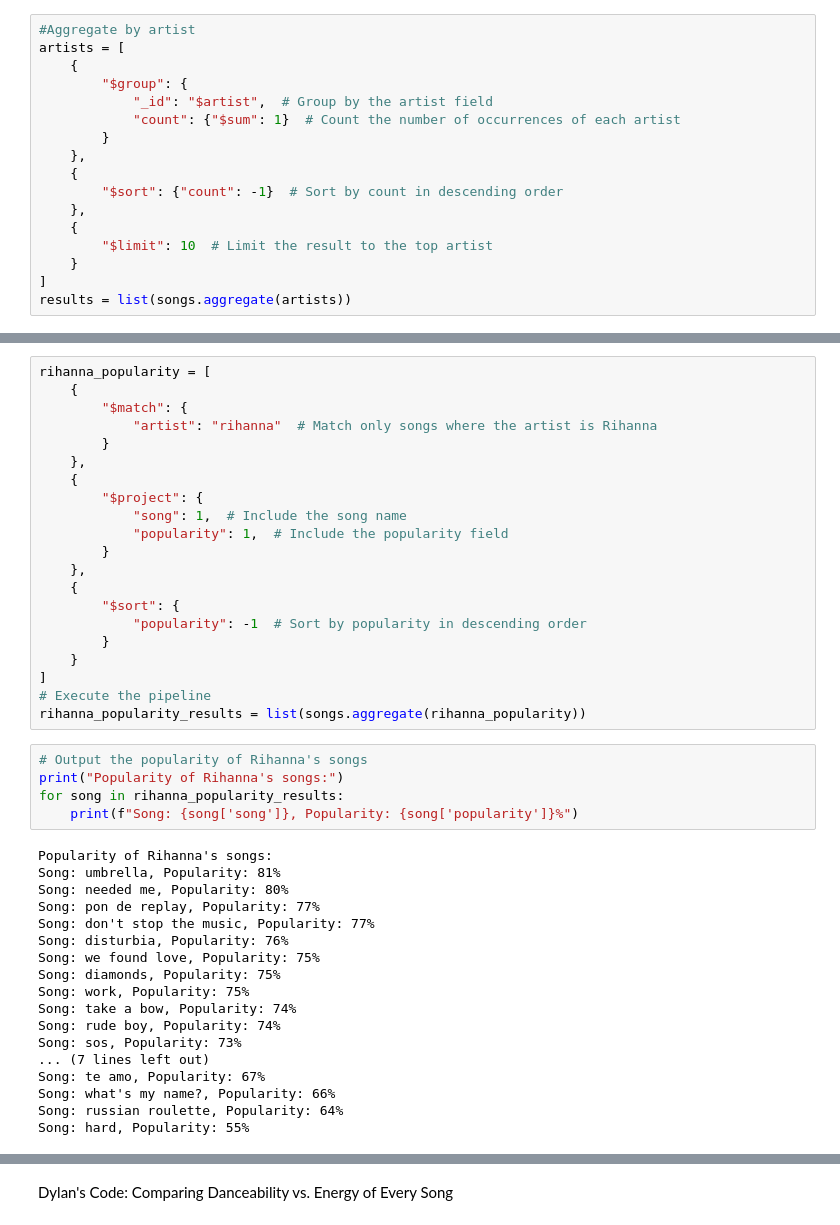
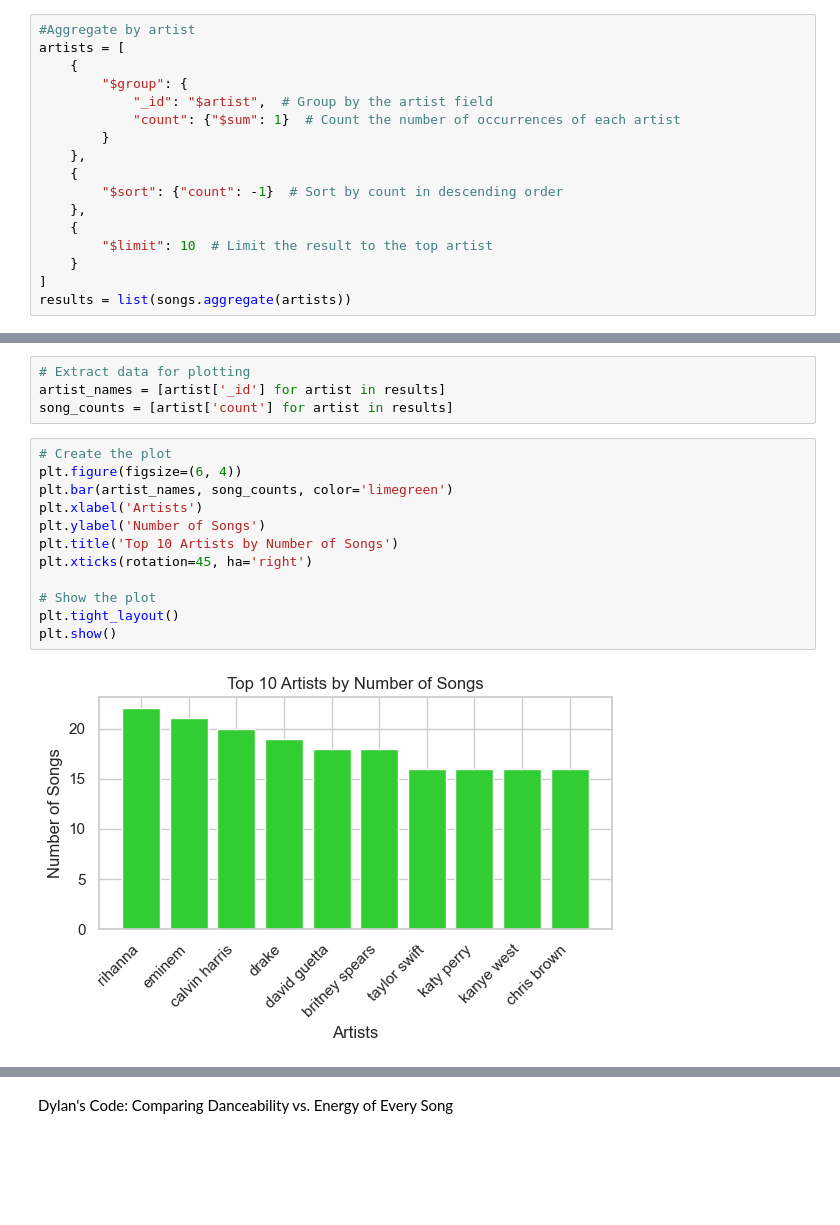
Before and after one commit to kimberlyher19/Project-3, a Jupyter notebook: Codes/SpotifyProject.ipynb, the cells around one changed output, grey strips where cells are left out. Drawn from its saved outputs; the diff is of its cells as text; blank space fills up the shorter version.

```diff
--- a/Codes/SpotifyProject.ipynb
+++ b/Codes/SpotifyProject.ipynb
@@ -87,45 +87,19 @@ Top 10 artists:
 10. chris brown with 16 songs.
-# %%
-rihanna_popularity = [
-    {
-        "$match": {
-            "artist": "rihanna"  # Match only songs where the artist is Rihanna
-        }
-    },
-    {
-        "$project": {
-            "song": 1,  # Include the song name
-            "popularity": 1,  # Include the popularity field
-        }
-    },
-    {
-        "$sort": {
-            "popularity": -1  # Sort by popularity in descending order
-        }
-    }
-]
-# Execute the pipeline
-rihanna_popularity_results = list(songs.aggregate(rihanna_popularity))
-# %%
-# Output the popularity of Rihanna's songs
-print("Popularity of Rihanna's songs:")
-for song in rihanna_popularity_results:
-    print(f"Song: {song['song']}, Popularity: {song['popularity']}%")
-# %% [output]
-Popularity of Rihanna's songs:
-Song: umbrella, Popularity: 81%
-Song: needed me, Popularity: 80%
-Song: pon de replay, Popularity: 77%
-Song: don't stop the music, Popularity: 77%
-Song: disturbia, Popularity: 76%
-Song: we found love, Popularity: 75%
-Song: diamonds, Popularity: 75%
-Song: work, Popularity: 75%
-Song: take a bow, Popularity: 74%
-Song: rude boy, Popularity: 74%
-Song: sos, Popularity: 73%
-... (7 lines left out)
-Song: te amo, Popularity: 67%
-Song: what's my name?, Popularity: 66%
-Song: russian roulette, Popularity: 64%
-Song: hard, Popularity: 55%
+# %%
+# Extract data for plotting
+artist_names = [artist['_id'] for artist in results]
+song_counts = [artist['count'] for artist in results]
+# %%
+# Create the plot
+plt.figure(figsize=(6, 4))
+plt.bar(artist_names, song_counts, color='limegreen')
+plt.xlabel('Artists')
+plt.ylabel('Number of Songs')
+plt.title('Top 10 Artists by Number of Songs')
+plt.xticks(rotation=45, ha='right')
+
+# Show the plot
+plt.tight_layout()
+plt.show()
+# %% [output]
+[figure, added]
```
Also changed, not shown: parts of 3 cells of this notebook.
